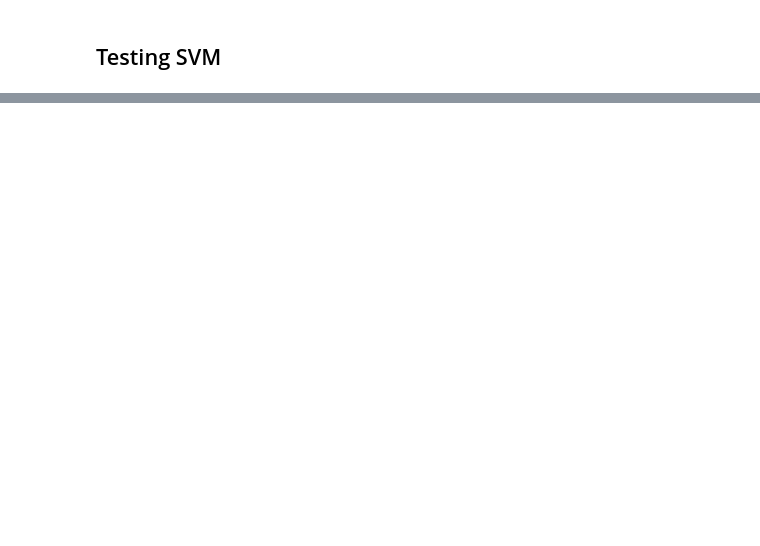
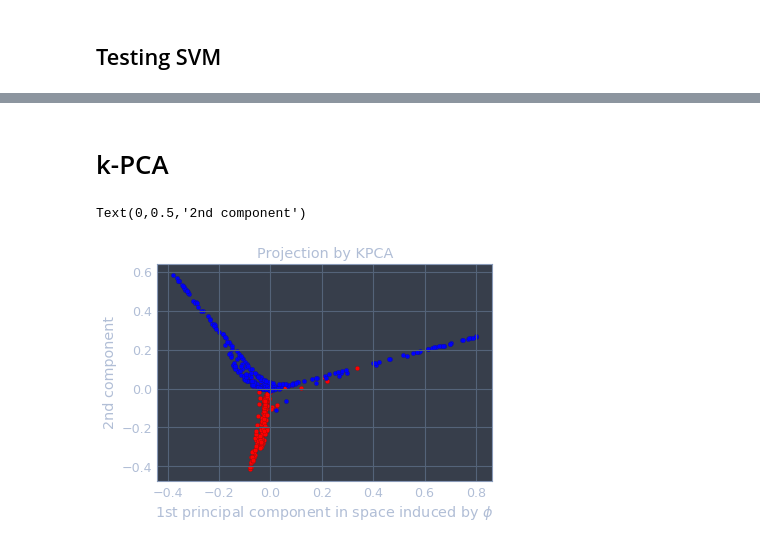
Before and after one commit to svilches/ml, a Jupyter notebook: Assignment 7/7.2 Kernel methods in practice.ipynb, the cells around one changed output, grey strips where cells are left out. Drawn from its saved outputs; the diff is of its cells as text; code cells hidden in the pictures; blank space fills up the shorter version.

```diff
--- a/Assignment 7/7.2 Kernel methods in practice.ipynb
+++ b/Assignment 7/7.2 Kernel methods in practice.ipynb
@@ -99,0 +117,21 @@ plt.xlabel('Gamma'); plt.ylabel('Total support vectors');
+# %% [markdown]
+# k-PCA
+# %%
+kpca = KernelPCA(
+    kernel="rbf", # Radial basis function
+    fit_inverse_transform=True, # Learn the inverse transform for non-precomputed kernels. (i.e. learn to find the pre-image of a point)
+    gamma=20)
+
+X_kpca=kpca.fit_transform(x_train)
+X_kpca=kpca.fit_transform(x_test)
+
+reds = y_test == 0
+blues = y_test == 1
+plt.scatter(X_kpca[reds, 0], X_kpca[reds, 1], c="red",s=20, edgecolor='k')
+plt.scatter(X_kpca[blues, 0], X_kpca[blues, 1], c="blue",s=20, edgecolor='k')
+plt.title("Projection by KPCA")
+plt.xlabel("1st principal component in space induced by $\phi$")
+plt.ylabel("2nd component")
+# %% [output]
+Text(0,0.5,'2nd component')
+[figure, added]
```
Also changed, not shown: parts of 2 cells of this notebook.
